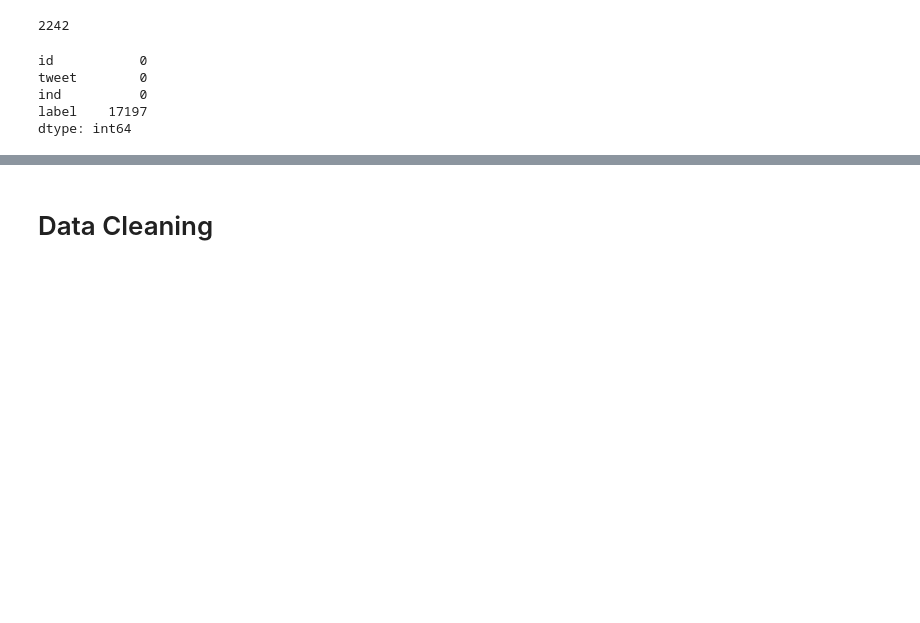
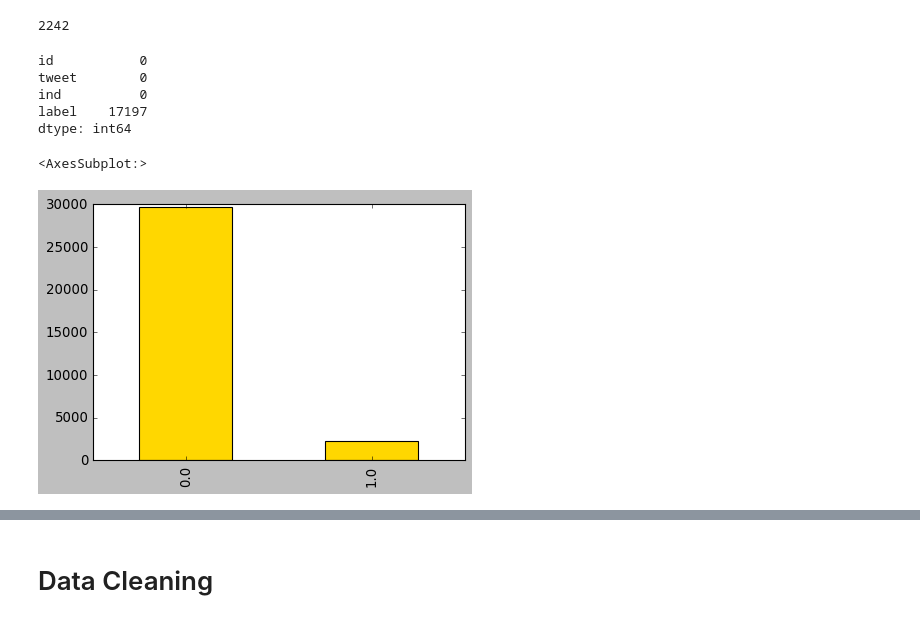
Before and after one commit to marksilas/Sentiment-Analysis-Mark-Silas, a Jupyter notebook: Sentiment Analysis-Mark Silas.ipynb, the cells around one changed output, grey strips where cells are left out. Saved outputs shown, nothing was run; the diff lists cells and outputs as text; code cells hidden in the pictures; blank space fills up the shorter version.

```diff
--- a/Sentiment Analysis-Mark Silas.ipynb
+++ b/Sentiment Analysis-Mark Silas.ipynb
@@ -16,6 +16,10 @@ import pandas as pd
 import numpy as np
 import matplotlib.pyplot as plt
 %matplotlib inline
+
+# Set the default style for plots
+plt.style.use('classic')
+colors = plt.rcParams["axes.prop_cycle"]()
 # %%
 # Reading training and testing data files
 train = pd.read_csv("train.csv")
@@ -79,3 +88,8 @@ tweet        0
 ind          0
 label    17197
 dtype: int64
+# %%
+data['label'].value_counts().plot.bar(color = 'gold', figsize = (6, 4))
+# %% [output]
+<AxesSubplot:>
+[figure, added]
```
Also changed, not shown: parts of 12 cells of this notebook.
